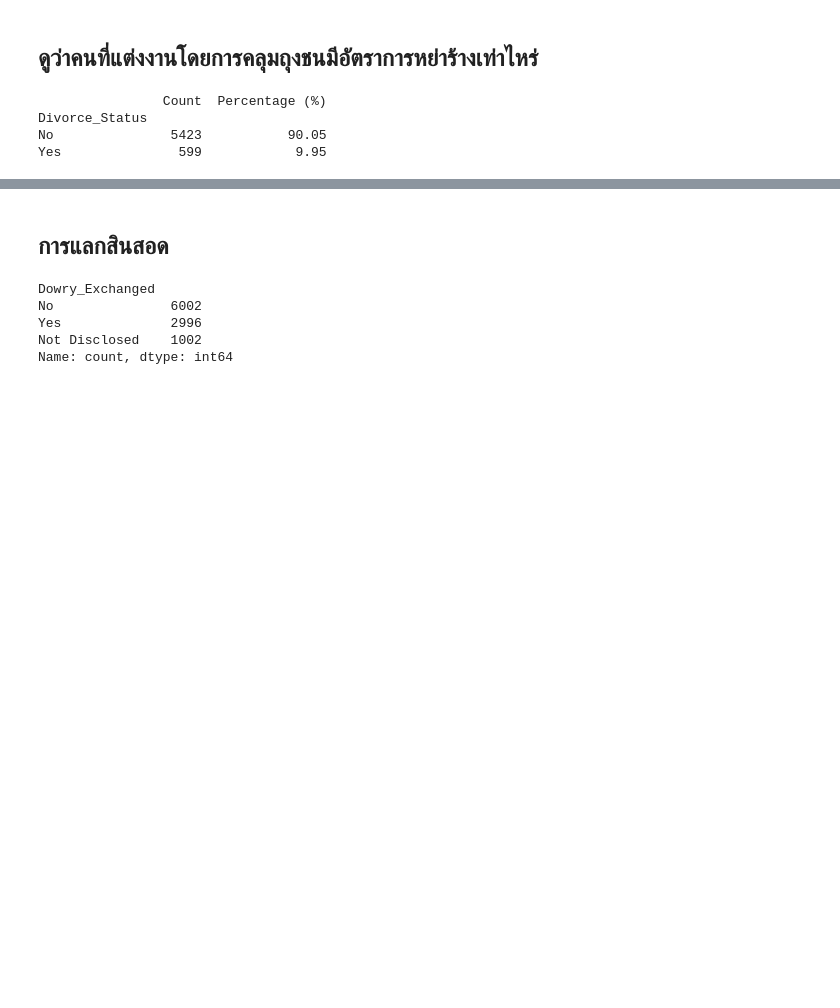
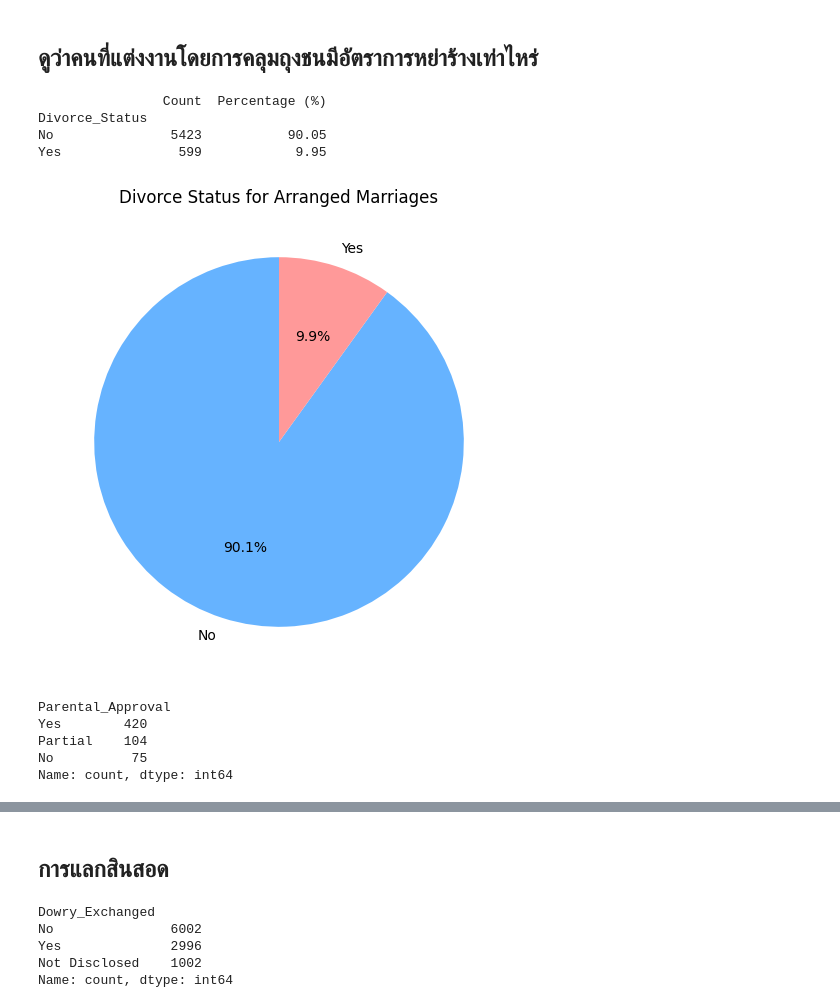
Before and after one commit to tmwiceu/DADS5001-Mini-Project, a Jupyter notebook: DADS5001_Mini_Project.ipynb, the cells around one changed output, grey strips where cells are left out. Drawn from its saved outputs; the diff is of its cells as text; code cells hidden in the pictures; blank space fills up the shorter version.

```diff
--- a/DADS5001_Mini_Project.ipynb
+++ b/DADS5001_Mini_Project.ipynb
@@ -360,3 +391,29 @@ print(summary)
 Divorce_Status
 No               5423           90.05
 Yes               599            9.95
+# %%
+colors = ['#66b3ff','#ff9999']
+
+summary['Count'].plot(
+    kind='pie',
+    autopct='%1.1f%%',
+    startangle=90,
+    figsize=(6, 6),
+    ylabel='',
+    colors=colors
+)
+
+plt.title('Divorce Status for Arranged Marriages')
+plt.show()
+# %% [output]
+[figure, added]
+# %%
+filtered_df = df_marriage[(df_marriage['Marriage_Type'] == 'Arranged') & (df_marriage['Divorce_Status'] == 'Yes')].copy()
+parental_approval_counts = filtered_df['Parental_Approval'].value_counts()
+print(parental_approval_counts)
+# %% [output]
+Parental_Approval
+Yes        420
+Partial    104
+No          75
+Name: count, dtype: int64
```
Also changed, not shown: parts of 9 cells of this notebook.
